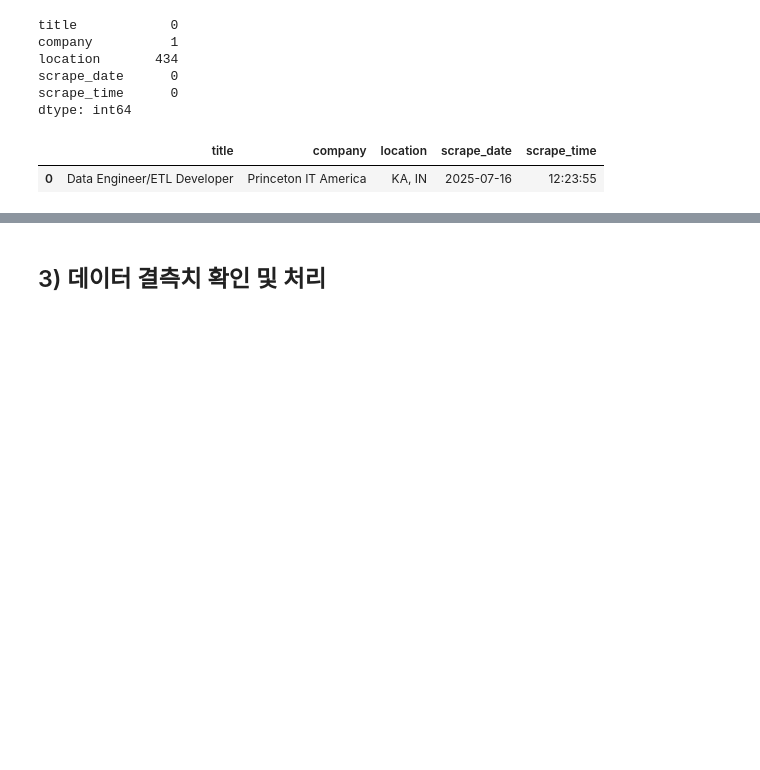
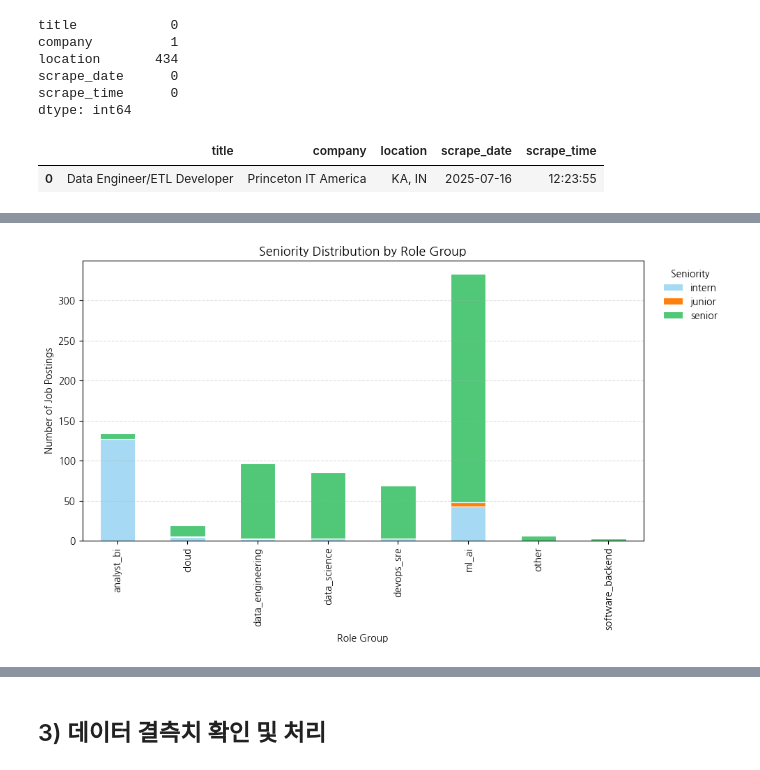
Before and after one commit to PotenUP3-DA-Team4/DA_AI_Jobs, a Jupyter notebook: hanvv3/pj1_grp4-AI_jobs.ipynb, the cells around one changed output, grey strips where cells are left out. Drawn from its saved outputs; the diff is of its cells as text; code cells hidden in the pictures; blank space fills up the shorter version.

```diff
--- a/hanvv3/pj1_grp4-AI_jobs.ipynb
+++ b/hanvv3/pj1_grp4-AI_jobs.ipynb
@@ -356,0 +404,4 @@ Name: count, dtype: int64
+# %%
+# multi-index 형태의 데이터
+role_sr_summary = df.loc[~mask,:].groupby("role_group")["seniority"].value_counts()
+role_sr_summary
@@ -356,0 +428,4 @@ Name: count, dtype: int64
+# %%
+# df형태로 바꾸기
+role_sr_df = role_sr_summary.unstack(fill_value=0)
+role_sr_df
@@ -356,0 +443,32 @@ Name: count, dtype: int64
+# %%
+order = ["intern", "junior", "senior"]
+role_sr_df = role_sr_df.reindex(columns=order).fillna(0)
+
+colors = [COLOR_MAP[c] for c in role_sr_df.columns]
+
+ax = role_sr_df.plot(
+    kind="bar",
+    stacked=True,
+    figsize=(10, 6),
+    color=colors,
+    edgecolor="white",
+    linewidth=0.8
+)
+
+# 스타일 정리
+ax.set_title("Seniority Distribution by Role Group", fontsize=13)
+ax.set_xlabel("Role Group")
+ax.set_ylabel("Number of Job Postings")
+
+ax.legend(
+    title="Seniority",
+    bbox_to_anchor=(1.02, 1),
+    loc="upper left",
+    frameon=False
+)
+
+ax.grid(axis="y", linestyle="--", alpha=0.4)
+plt.tight_layout()
+plt.show()
+# %% [output]
+[figure, added]
```
Also changed, not shown: parts of 22 cells of this notebook, 4 other files.
